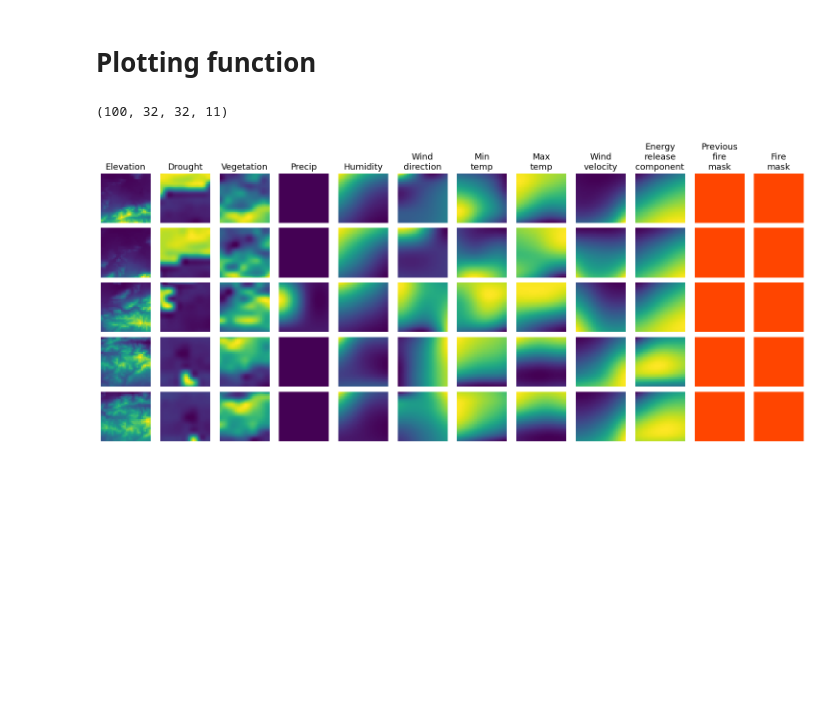
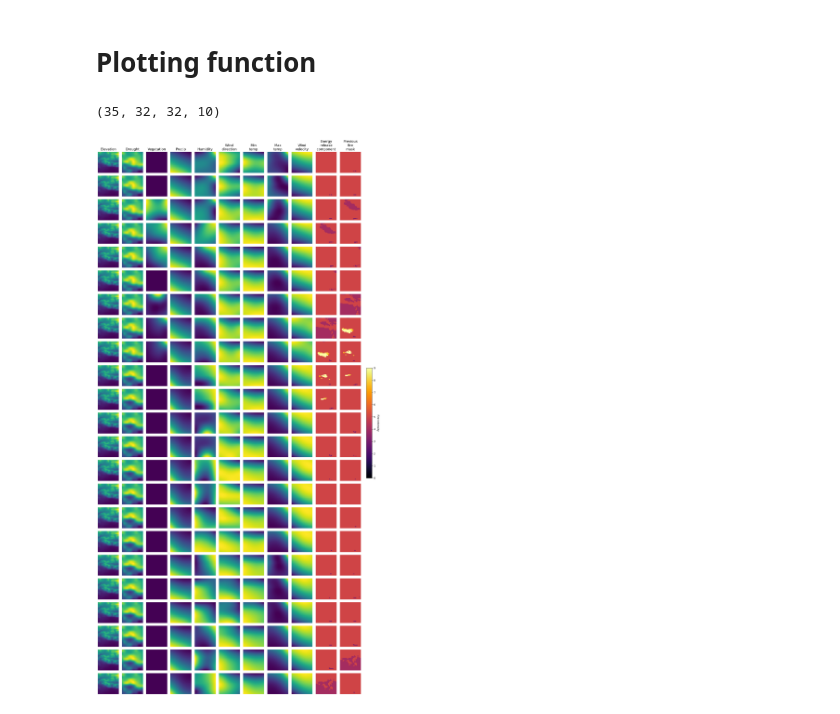
Before and after one commit to lmudeeplearninglab/GeoTransformer-Wildfires-2025, a Jupyter notebook: dataset_demo.ipynb, the cells around one changed output. Saved outputs shown, nothing was run; the diff lists cells and outputs as text; code cells hidden in the pictures; blank space fills up the shorter version.

Commit message:
export_dataset notebook now creates a tfrecord with a single sample from each of the 24 days in the eaton fire.  Dataset demo displays 23 rows

```diff
--- a/dataset_demo.ipynb
+++ b/dataset_demo.ipynb
@@ -17,7 +17,7 @@ import dataset
 Enter the file pattern of the dataset.
 # %%
 #file_pattern = '../dataset/next-day-wildfire-spread/next_day_wildfire_spread_train*'
-file_pattern = 'exports/train_eaton_sample*'
+file_pattern = 'exports/eaton_sample*'
 # %% [markdown]
 ## Using Python Modules
 
@@ -60,8 +60,8 @@ train_dataset = dataset.get_dataset(
     clip_and_rescale=False,
     random_flip=False,
     random_rotate=False,
-    random_crop=True,
-    center_crop=False,
+    random_crop=False,
+    center_crop=True,
     azimuth_in_channel=None,
     azimuth_out_channel=None,
     downsample_threshold=0.0,
@@ -89,7 +89,7 @@ TITLES = [
   'Fire\nmask'
 ]
 # %%
-n_rows = 5
+n_rows = 23
 n_features = inputs.shape[3]
 print(inputs.shape)
 CMAP = colors.ListedColormap(['black', 'silver', 'orangered'])
@@ -97,22 +97,26 @@ BOUNDS = [-1, -0.1, 0.001, 1]
 NORM = colors.BoundaryNorm(BOUNDS, CMAP.N)
 keys = INPUT_FEATURES
 # %% [output]
-(100, 32, 32, 11)
+(35, 32, 32, 10)
 # %%
-fig = plt.figure(figsize=(15,6.5))
+fig = plt.figure(figsize=(15,6.5*(23/5)))
 
 for i in range(n_rows):
   for j in range(n_features + 1):
     plt.subplot(n_rows, n_features + 1, i * (n_features + 1) + j + 1)
     if i == 0:
       plt.title(TITLES[j], fontsize=13)
     if j < n_features -  1:
       plt.imshow(inputs[i, :, :, j], cmap='viridis')
     if j == n_features - 1:
-      plt.imshow(inputs[i, :, :, -1], cmap=CMAP, norm=NORM)
+      im = plt.imshow(inputs[i, :, :, -1], cmap='inferno', vmin=0, vmax=9)
     if j == n_features:
-      plt.imshow(labels[i, :, :, 0], cmap=CMAP, norm=NORM)
+      im = plt.imshow(labels[i, :, :, 0], cmap='inferno', vmin=0, vmax=9)
     plt.axis('off')
 plt.tight_layout()
+
+# Add colorbar for the inferno colormap
+cbar = fig.colorbar(im, ax=fig.axes, orientation='vertical', fraction=0.02, pad=0.02)
+cbar.set_label('Fire Intensity', rotation=270, labelpad=15)
 # %% [output]
-[figure, old version]
+[figure, new version]
```
Also changed, not shown: parts of 1 cell of this notebook, 3 other files.
